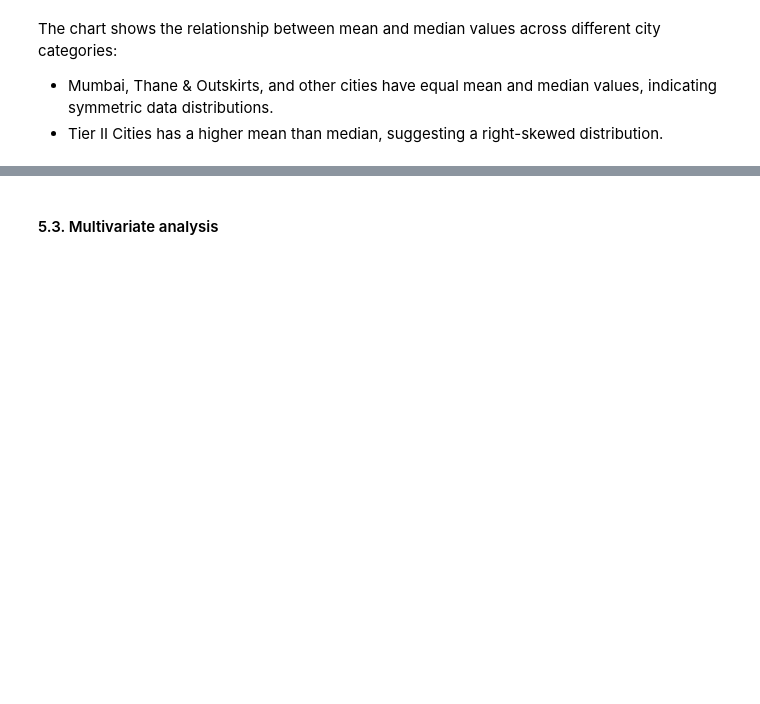
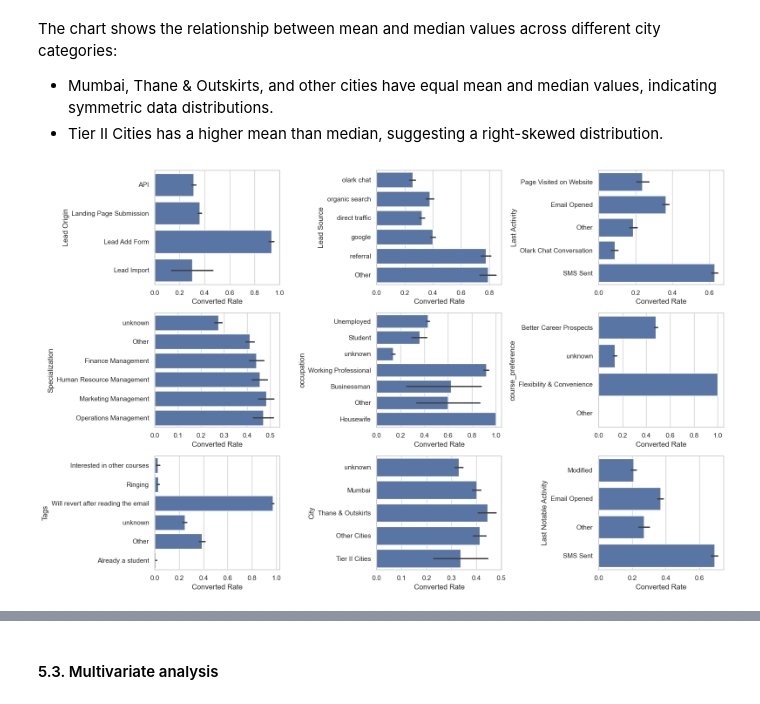
Before and after one commit to lido010209/machine-learning, a Jupyter notebook: Lead Scoring Analysis/1-data_processing.iPynb, the cells around one changed output, grey strips where cells are left out. Drawn from its saved outputs; the diff is of its cells as text; code cells hidden in the pictures; blank space fills up the shorter version.

```diff
--- a/Lead Scoring Analysis/1-data_processing.iPynb
+++ b/Lead Scoring Analysis/1-data_processing.iPynb
@@ -778,3 +784,16 @@ The chart shows the relationship between mean and median values across different
 
 - Mumbai, Thane & Outskirts, and other cities have equal mean and median values, indicating symmetric data distributions.
 - Tier II Cities has a higher mean than median, suggesting a right-skewed distribution.
+# %%
+# Lets check how categorical variables perform on the Convertion (target values)
+cate_cols = leads.select_dtypes(include= 'object').columns.tolist()
+plt.figure(figsize=(16,10))
+for i in range(len(cate_cols)):
+    plt.subplot(3, 3, i+1)
+    sns.barplot(data= leads, y= cate_cols[i], x= 'Converted')
+    plt.xlabel('Converted Rate')
+    plt.ylabel(cate_cols[i])
+plt.tight_layout()
+plt.show();
+# %% [output]
+[figure, added]
```
Also changed, not shown: parts of 44 cells of this notebook.
